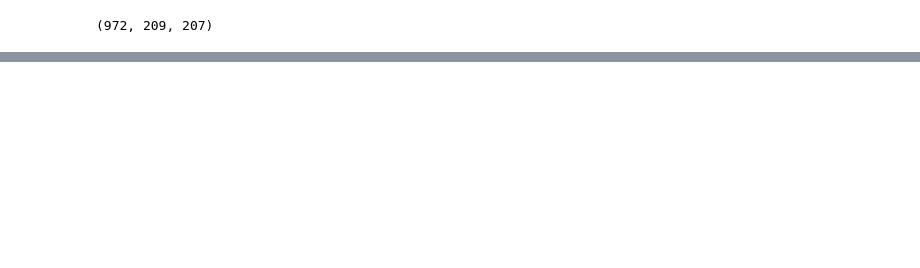
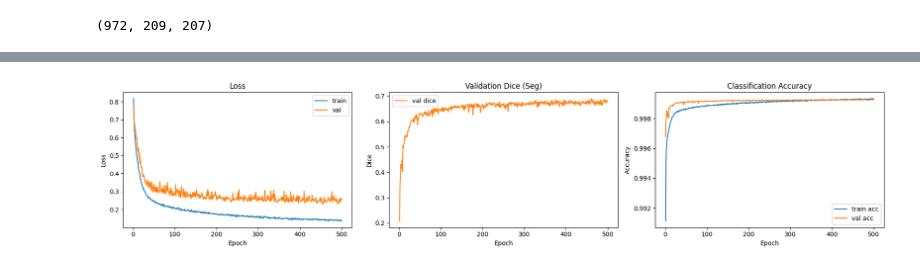
Before and after one commit to kundan1974/DHAI-Brain-Segmentation, a Jupyter notebook: monai-dualtask-training.ipynb, the cells around one changed output, grey strips where cells are left out. Saved outputs shown, nothing was run; the diff lists cells and outputs as text; code cells hidden in the pictures; blank space fills up the shorter version.

Commit message:
ubuntu home training completed

```diff
--- a/monai-dualtask-training.ipynb
+++ b/monai-dualtask-training.ipynb
@@ -365 +663,33 @@ Checkpoint dir: /home/ant/projects/brain_tumor_segmentation/runs/dualtask_monai
+# %%
+# Open metrics CSV (segmentation + training stats)
+# Close with: metrics_f.close() at the end of training
+metrics_f, metrics_w = write_csv_header(
+    METRICS_CSV,
+    ["epoch","split","loss","dice","acc","recall","f1","hd95","lr","seconds","qc_warns","qc_total","qc_rate"]
+)
+# %%
+# Segmentation metric helpers (use with your training/validation loops)
+
+eps = 1e-8
+hd95_tr = HausdorffDistanceMetric(include_background=False, reduction="mean", percentile=95)
+hd95_val = HausdorffDistanceMetric(include_background=False, reduction="mean", percentile=95)
+
+def new_cm():
+    return {"tp": 0, "fp": 0, "fn": 0, "tn": 0}
+
+def update_cm(cm, ypred, ytrue):
+    yp = (ypred > 0).to(torch.bool)
+    yt = (ytrue > 0).to(torch.bool)
+    cm["tp"] += (yp & yt).sum().item()
+    cm["fp"] += (yp & ~yt).sum().item()
+    cm["fn"] += (~yp & yt).sum().item()
+    cm["tn"] += (~yp & ~yt).sum().item()
+
+def cm_metrics(cm):
+    tp, fp, fn, tn = cm["tp"], cm["fp"], cm["fn"], cm["tn"]
+    acc = (tp + tn) / max(1, tp + fp + fn + tn)
+    rec = tp / max(1, tp + fn)
+    pre = tp / max(1, tp + fp)
+    f1 = (2 * pre * rec) / max(eps, pre + rec)
+    return acc, rec, f1
 # %%
@@ -558,0 +1294,8 @@ print({'test_dice': mean_dice, 'test_acc': acc, 'test_auc': auc})
+# %%
+# Uses METRICS_CSV produced during training
+plot_training_curves()
+
+# If you saved a different metrics path:
+# plot_training_curves(metrics_csv=RUN_DIR / "metrics.csv")
+# %% [output]
+[figure, added]
```
Also changed, not shown: parts of 30 cells of this notebook.
